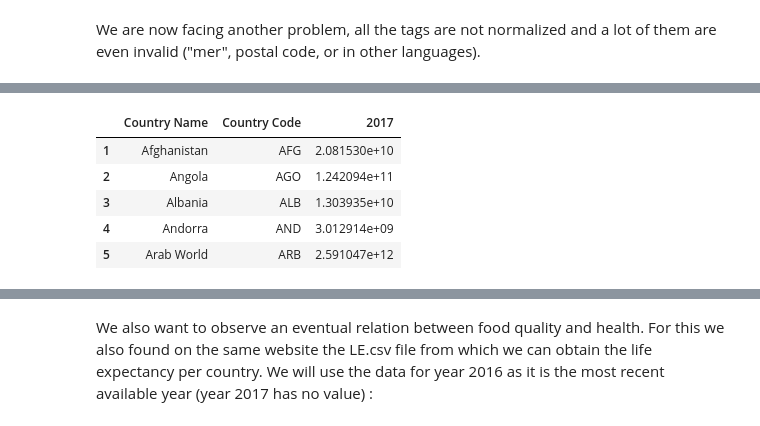
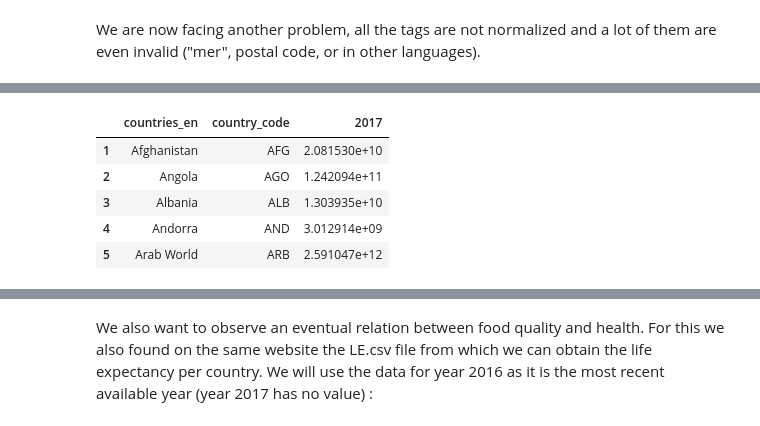
Before and after one commit to coiL10/AdamanTeam, a Jupyter notebook: milestone2.ipynb, the cells around one changed output, grey strips where cells are left out. Drawn from its saved outputs; the diff is of its cells as text; code cells hidden in the pictures.

```diff
--- a/milestone2.ipynb
+++ b/milestone2.ipynb
@@ -238,9 +272,10 @@ gdp = pd.read_csv(data_folder + 'GDP.csv')
 #gdp.head()
 # %%
 gdp = gdp[['Country Name', 'Country Code', '2017']].dropna()
+gdp.columns = ['countries_en', 'country_code', '2017']
 gdp.head()
 # %% [output]
-|  | Country Name | Country Code | 2017 |
+|  | countries_en | country_code | 2017 |
 | 1 | Afghanistan | AFG | 2.081530e+10 |
 | 2 | Angola | AGO | 1.242094e+11 |
 | 3 | Albania | ALB | 1.303935e+10 |
```
Also changed, not shown: parts of 47 cells of this notebook.
